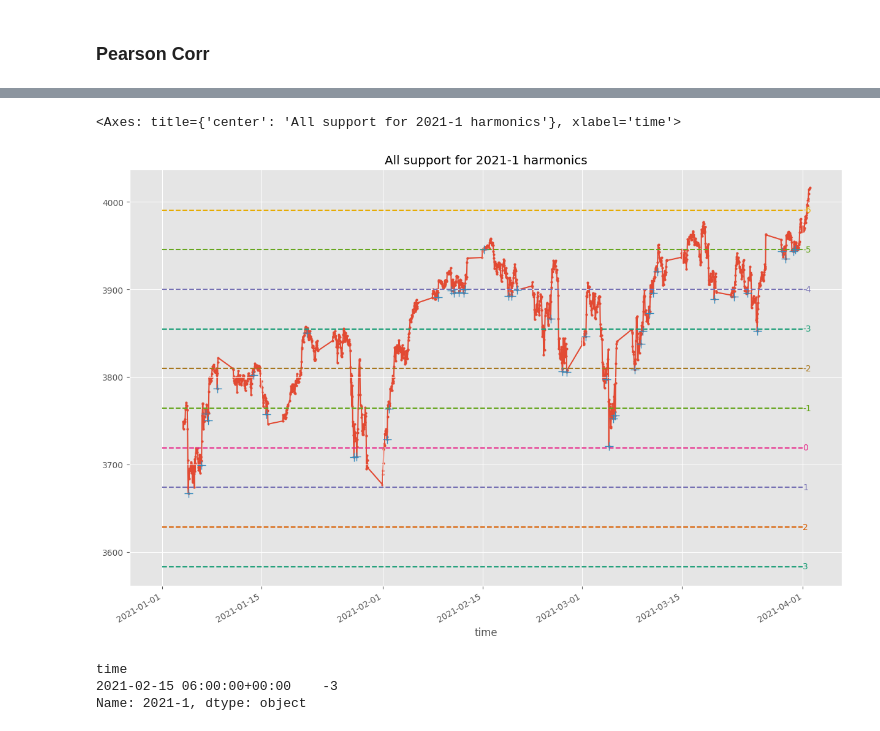
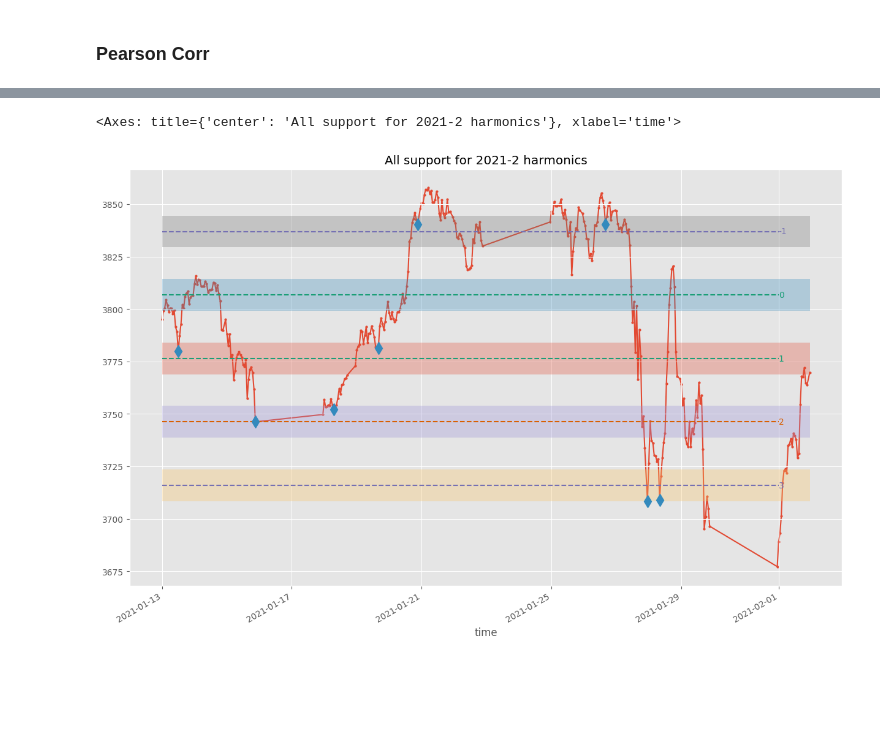
Before and after one commit to carnotaur/harmonic_analysis, a Jupyter notebook: SP_futures.ipynb, the cells around one changed output, grey strips where cells are left out. Cells and saved outputs as stored; diff of their text form; code cells hidden in the pictures; blank space fills up the shorter version.

```diff
--- a/SP_futures.ipynb
+++ b/SP_futures.ipynb
@@ -1441,0 +1377,32 @@ prices.loc[is_resist[min_date: max_date].index].plot(marker='+', linestyle='', m
+# %%
+diapazon_week = '2021-2'
+min_date = '2021-01-13'
+max_date = '2021-02-01'
+harmonic_window = diapazon_ser[diapazon_week]
+hormonic_res_sup_values = resistance_support_table[diapazon_week].dropna()
+unique_met_hormonics = hormonic_res_sup_values[min_date: max_date].str[:-1].astype(int).unique()
+print(unique_met_hormonics)
+is_resist = hormonic_res_sup_values[hormonic_res_sup_values.str[-1] == 'r'].str[:-1]
+is_support = hormonic_res_sup_values[hormonic_res_sup_values.str[-1] == 's'].str[:-1]
+plt.figure(figsize=(15, 10), )
+prices.loc[min_date: max_date].plot(zorder=0, marker='o',
+                                    markersize=2,
+                                    title=f'All resistance for {diapazon_week} harmonics')
+
+
+colormap = colormaps['Dark2']  # You can choose a different colormap
+# Generate a list of unique colors from the colormap
+colors = [colormap(i) for i in np.linspace(0, 1, harmonics.shape[1])]
+
+for idx, level in enumerate(unique_met_hormonics):
+    haromonics_levels_week = es_df['diapazan_week'].map({diapazon_week: harmonics.loc[diapazon_week, level]})
+    harmonic_level_week = harmonics.loc[diapazon_week, level]
+    upper_bound = harmonic_level_week + harmonic_window * percentage_threshold
+    lower_bound = harmonic_level_week - harmonic_window * percentage_threshold
+
+    plt.hlines(harmonic_level_week, min_date, max_date, color=colors[idx], linestyle='--')
+    plt.fill_between(prices.loc[min_date: max_date].index, lower_bound, upper_bound, alpha=0.3)
+    plt.text(max_date, harmonic_level_week, f'{level}', color=colors[idx],
+             verticalalignment='center', horizontalalignment='left')
+
+prices.loc[is_resist[min_date: max_date].index].plot(marker='d', linestyle='', markersize=10)
@@ -1442,29 +1503,21 @@ prices.loc[is_resist[min_date: max_date].index].plot(marker='+', linestyle='', m
 # %%
 plt.figure(figsize=(15, 10), )
 prices.loc[min_date: max_date].plot(zorder=0, marker='o',
                                     markersize=2,
                                     title=f'All support for {diapazon_week} harmonics')
 
-
-colormap = cm.get_cmap('Dark2')  # You can choose a different colormap
-# Generate a list of unique colors from the colormap
-colors = [colormap(i) for i in np.linspace(0, 1, harmonics.shape[1])]
-
 for idx, level in enumerate(unique_met_hormonics):
     haromonics_levels_week = es_df['diapazan_week'].map({diapazon_week: harmonics.loc[diapazon_week, level]})
     harmonic_level_week = harmonics.loc[diapazon_week, level]
+    upper_bound = harmonic_level_week + harmonic_window * percentage_threshold
+    lower_bound = harmonic_level_week - harmonic_window * percentage_threshold
+
     plt.hlines(harmonic_level_week, min_date, max_date, color=colors[idx], linestyle='--')
-
+    plt.fill_between(prices.loc[min_date: max_date].index, lower_bound, upper_bound, alpha=0.3)
     plt.text(max_date, harmonic_level_week, f'{level}', color=colors[idx],
              verticalalignment='center', horizontalalignment='left')
 
-prices.loc[is_support[min_date: max_date].index].plot(marker='+', linestyle='', markersize=10)
+prices.loc[is_support[min_date: max_date].index].plot(marker='d', linestyle='', markersize=10)
 # %% [output]
-<Axes: title={'center': 'All support for 2021-1 harmonics'}, xlabel='time'>
+<Axes: title={'center': 'All support for 2021-2 harmonics'}, xlabel='time'>
-[figure, old version]
+[figure, new version]
-# %%
-is_support['2021-02-15']
-# %% [output]
-time
-2021-02-15 06:00:00+00:00    -3
-Name: 2021-1, dtype: object
```
Also changed, not shown: parts of 111 cells of this notebook.
